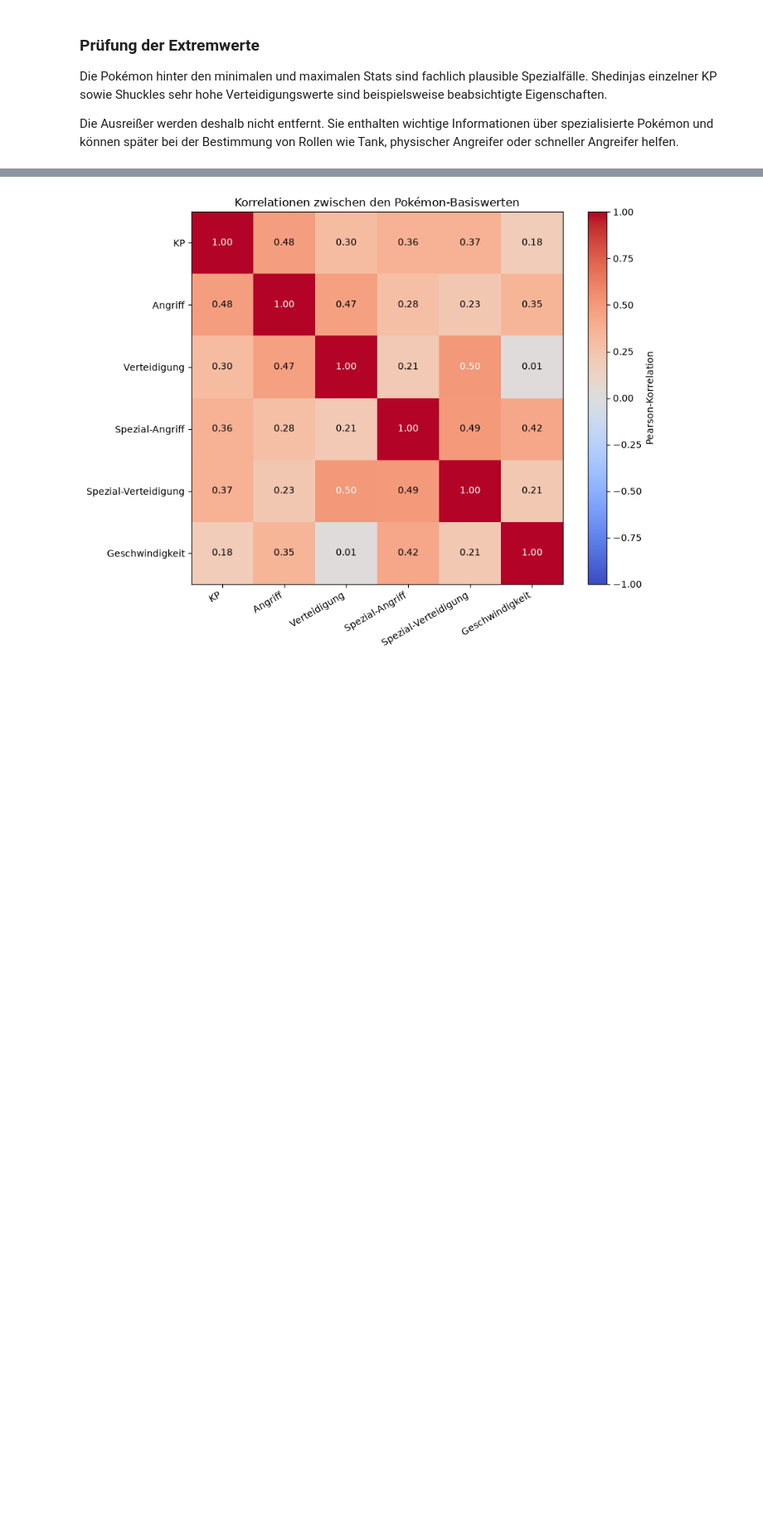
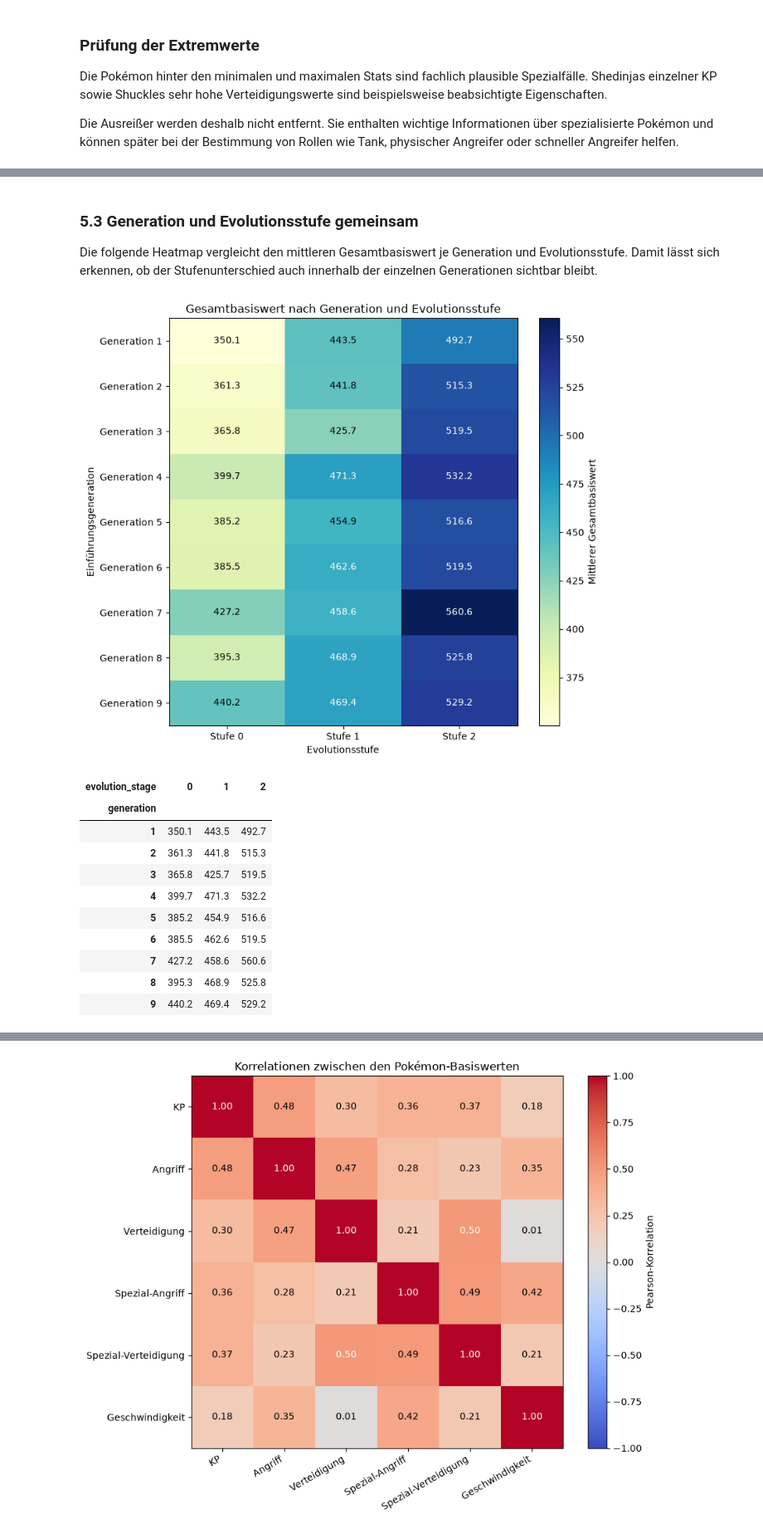
Before and after one commit to Gerryyyyyyyyyyy/pokemon-team-advisor, a Jupyter notebook: notebooks/01_pokemon_eda.ipynb, the cells around one changed output, grey strips where cells are left out. Shown at 83% size. Cells and saved outputs as stored; diff of their text form; code cells hidden in the pictures; blank space fills up the shorter version.

```diff
--- a/notebooks/01_pokemon_eda.ipynb
+++ b/notebooks/01_pokemon_eda.ipynb
@@ -546,0 +712,68 @@ Tank, physischer Angreifer oder schneller Angreifer helfen.
+# %% [markdown]
+### 5.3 Generation und Evolutionsstufe gemeinsam
+
+Die folgende Heatmap vergleicht den mittleren Gesamtbasiswert je Generation und
+Evolutionsstufe. Damit lässt sich erkennen, ob der Stufenunterschied auch innerhalb
+der einzelnen Generationen sichtbar bleibt.
+# %%
+generation_stage_means = pokemon.pivot_table(
+    index="generation",
+    columns="evolution_stage",
+    values="base_stat_total",
+    aggfunc="mean",
+).round(1)
+
+fig, ax = plt.subplots(figsize=(8, 7))
+
+generation_stage_heatmap = ax.imshow(
+    generation_stage_means.values,
+    cmap="YlGnBu",
+    aspect="auto",
+)
+
+ax.set_xticks(range(len(generation_stage_means.columns)))
+ax.set_xticklabels([f"Stufe {stage}" for stage in generation_stage_means.columns])
+ax.set_yticks(range(len(generation_stage_means.index)))
+ax.set_yticklabels([f"Generation {generation}" for generation in generation_stage_means.index])
+
+color_threshold = generation_stage_means.stack().mean()
+
+for row_index in range(generation_stage_means.shape[0]):
+    for column_index in range(generation_stage_means.shape[1]):
+        value = generation_stage_means.iloc[row_index, column_index]
+        if pd.isna(value):
+            continue
+
+        ax.text(
+            column_index,
+            row_index,
+            f"{value:.1f}",
+            ha="center",
+            va="center",
+            color="white" if value > color_threshold else "black",
+        )
+
+colorbar = fig.colorbar(generation_stage_heatmap, ax=ax)
+colorbar.set_label("Mittlerer Gesamtbasiswert")
+
+ax.set_title("Gesamtbasiswert nach Generation und Evolutionsstufe")
+ax.set_xlabel("Evolutionsstufe")
+ax.set_ylabel("Einführungsgeneration")
+
+plt.tight_layout()
+plt.show()
+
+generation_stage_means
+# %% [output]
+[figure, added]
+| evolution_stage | 0 | 1 | 2 |
+| generation |  |  |  |
+| 1 | 350.1 | 443.5 | 492.7 |
+| 2 | 361.3 | 441.8 | 515.3 |
+| 3 | 365.8 | 425.7 | 519.5 |
+| 4 | 399.7 | 471.3 | 532.2 |
+| 5 | 385.2 | 454.9 | 516.6 |
+| 6 | 385.5 | 462.6 | 519.5 |
+| 7 | 427.2 | 458.6 | 560.6 |
+| 8 | 395.3 | 468.9 | 525.8 |
+| 9 | 440.2 | 469.4 | 529.2 |
```
Also changed, not shown: parts of 20 cells of this notebook.
